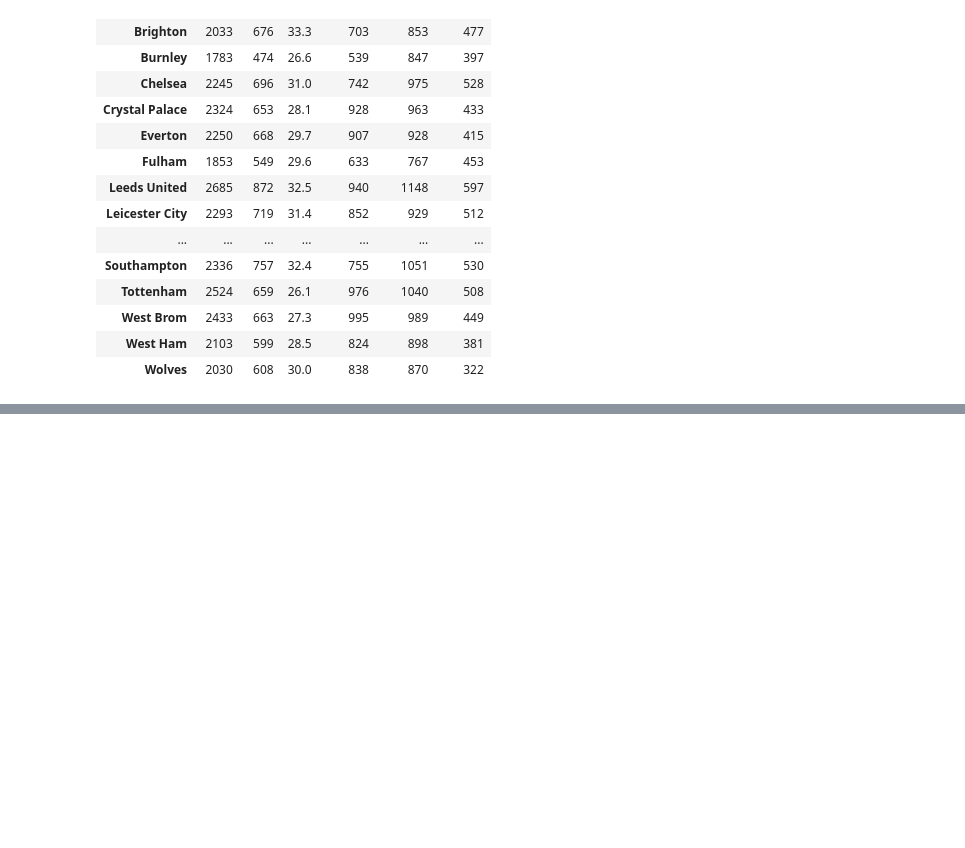
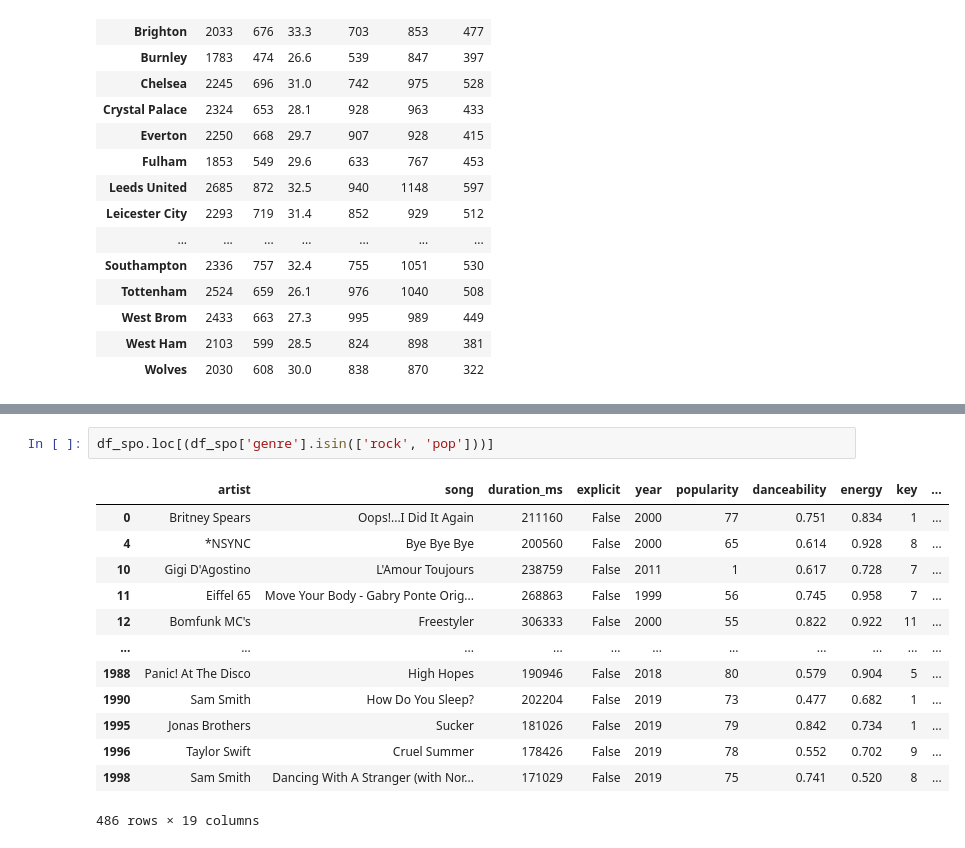
Before and after one commit to htuteja04/practice, a Jupyter notebook: Pandas/Practice_1.ipynb, the cells around one changed output, grey strips where cells are left out. Drawn from its saved outputs; the diff is of its cells as text; blank space fills up the shorter version.

```diff
--- a/Pandas/Practice_1.ipynb
+++ b/Pandas/Practice_1.ipynb
@@ -72,0 +269,16 @@ pressing_df
+# %%
+df_spo.loc[(df_spo['genre'].isin(['rock', 'pop']))]
+# %% [output]
+|  | artist | song | duration_ms | explicit | year | popularity | danceability | energy | key | ... |
+| 0 | Britney Spears | Oops!...I Did It Again | 211160 | False | 2000 | 77 | 0.751 | 0.834 | 1 | ... |
+| 4 | *NSYNC | Bye Bye Bye | 200560 | False | 2000 | 65 | 0.614 | 0.928 | 8 | ... |
+| 10 | Gigi D'Agostino | L'Amour Toujours | 238759 | False | 2011 | 1 | 0.617 | 0.728 | 7 | ... |
+| 11 | Eiffel 65 | Move Your Body - Gabry Ponte Orig... | 268863 | False | 1999 | 56 | 0.745 | 0.958 | 7 | ... |
+| 12 | Bomfunk MC's | Freestyler | 306333 | False | 2000 | 55 | 0.822 | 0.922 | 11 | ... |
+| ... | ... | ... | ... | ... | ... | ... | ... | ... | ... | ... |
+| 1988 | Panic! At The Disco | High Hopes | 190946 | False | 2018 | 80 | 0.579 | 0.904 | 5 | ... |
+| 1990 | Sam Smith | How Do You Sleep? | 202204 | False | 2019 | 73 | 0.477 | 0.682 | 1 | ... |
+| 1995 | Jonas Brothers | Sucker | 181026 | False | 2019 | 79 | 0.842 | 0.734 | 1 | ... |
+| 1996 | Taylor Swift | Cruel Summer | 178426 | False | 2019 | 78 | 0.552 | 0.702 | 9 | ... |
+| 1998 | Sam Smith | Dancing With A Stranger (with Nor... | 171029 | False | 2019 | 75 | 0.741 | 0.520 | 8 | ... |
+486 rows × 19 columns
```
Also changed, not shown: parts of 20 cells of this notebook, 1 other file.
